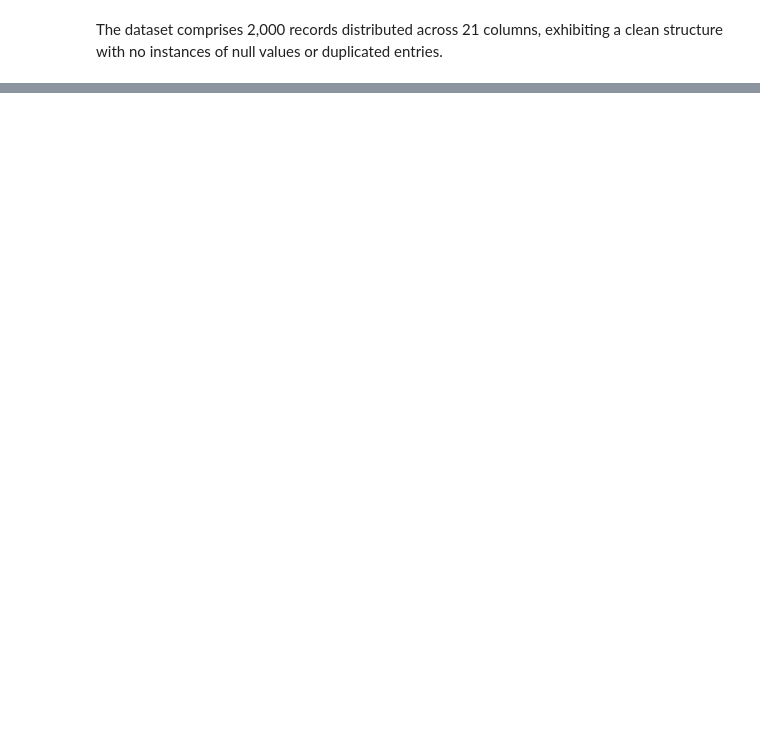
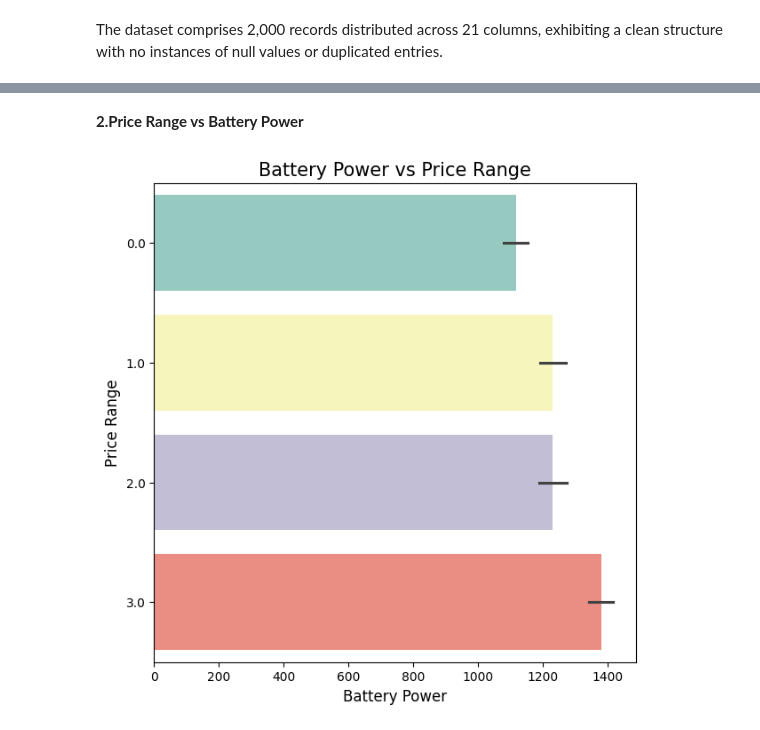
Before and after one commit to meabhaykr/Mobile-Price-Range-Prediction, a Jupyter notebook: Mobile_Price_Range_Prediction.ipynb, the cells around one changed output, grey strips where cells are left out. Saved outputs shown, nothing was run; the diff lists cells and outputs as text; code cells hidden in the pictures; blank space fills up the shorter version.

```diff
--- a/Mobile_Price_Range_Prediction.ipynb
+++ b/Mobile_Price_Range_Prediction.ipynb
@@ -438,0 +455,11 @@ The dataset comprises 2,000 records distributed across 21 columns, exhibiting a
+# %% [markdown]
+**2.Price Range vs Battery Power**
+# %%
+plt.figure(figsize=(7, 7))
+sns.barplot(x=mobile_df['battery_power'], y=mobile_df['price_range'], palette='Set3', orient='h')
+plt.title('Battery Power vs Price Range', size=15)
+plt.xlabel('Battery Power', size=12)
+plt.ylabel('Price Range', size=12)
+plt.show()
+# %% [output]
+[figure, added]
```
Also changed, not shown: parts of 31 cells of this notebook.
